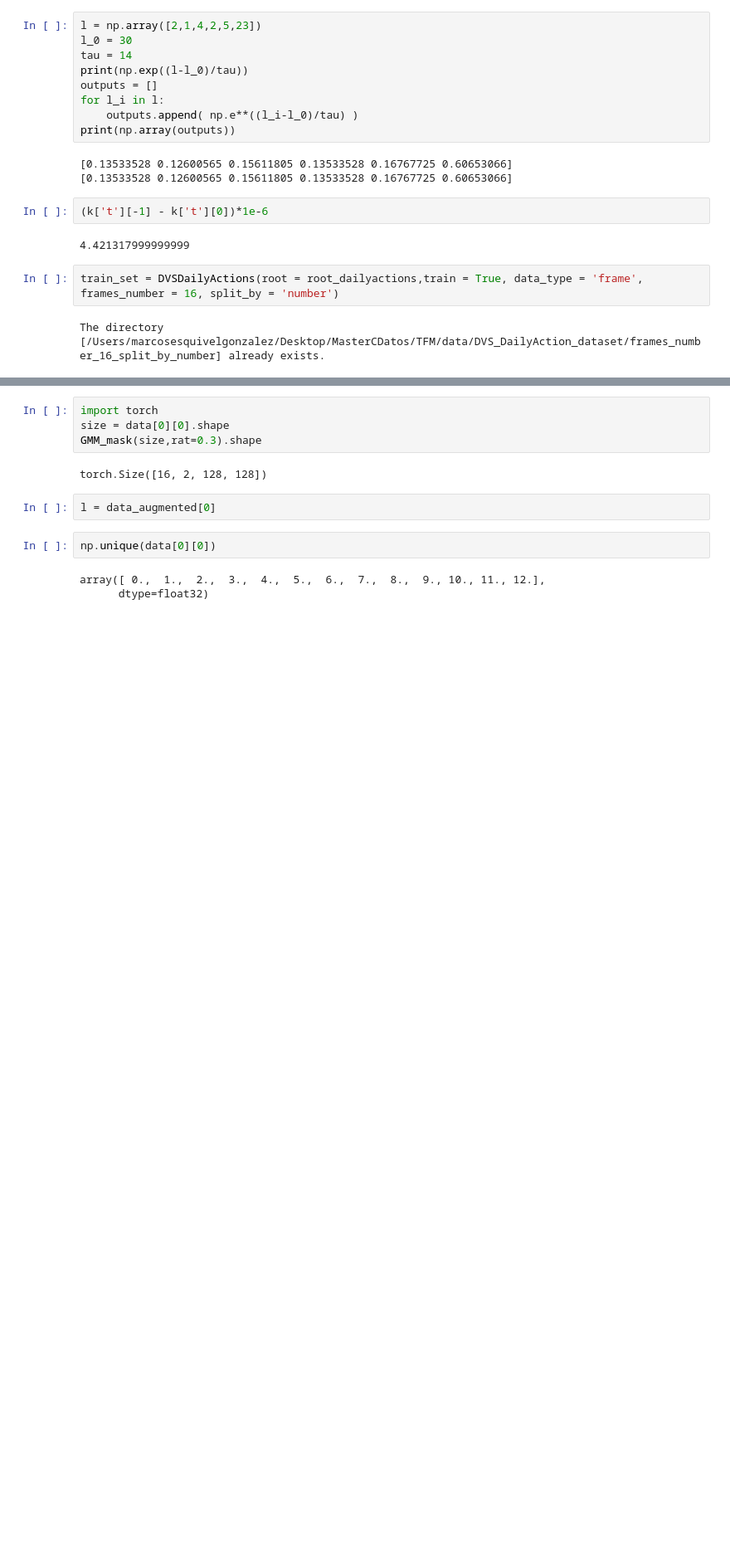
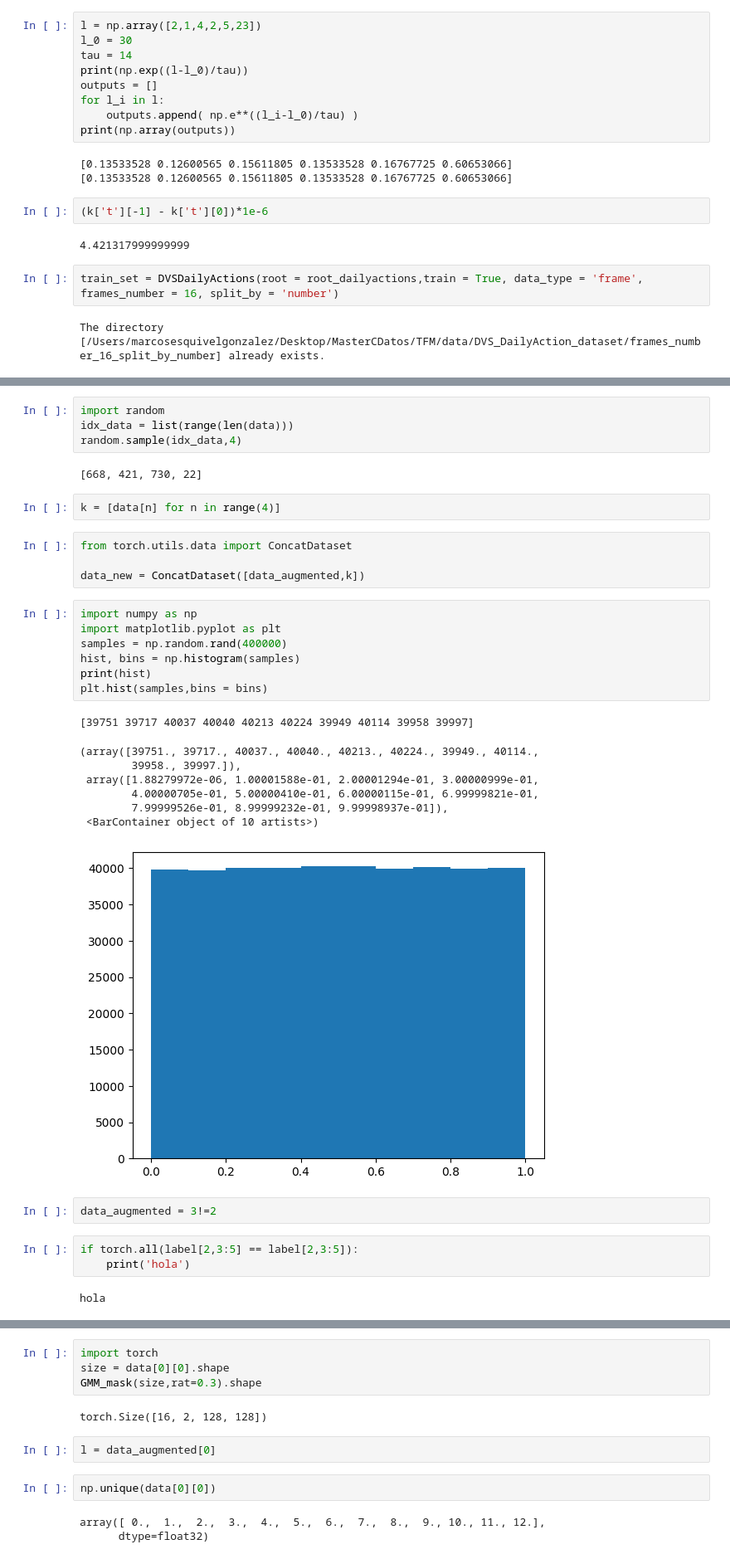
Before and after one commit to marcosesgonz/SNN_VisProc, a Jupyter notebook: src/Executions.ipynb, the cells around one changed output, grey strips where cells are left out. Shown at 83% size. Saved outputs shown, nothing was run; the diff lists cells and outputs as text; blank space fills up the shorter version.

Commit message:
Incluying to models data augmentation possibility

```diff
--- a/src/Executions.ipynb
+++ b/src/Executions.ipynb
@@ -174,0 +273,35 @@ The directory [/Users/marcosesquivelgonzalez/Desktop/MasterCDatos/TFM/data/DVS_D
+# %%
+import random
+idx_data = list(range(len(data)))
+random.sample(idx_data,4)
+# %% [output]
+[668, 421, 730, 22]
+# %%
+k = [data[n] for n in range(4)]
+# %%
+from torch.utils.data import ConcatDataset
+
+data_new = ConcatDataset([data_augmented,k])
+# %%
+import numpy as np
+import matplotlib.pyplot as plt
+samples = np.random.rand(400000)
+hist, bins = np.histogram(samples)
+print(hist)
+plt.hist(samples,bins = bins)
+# %% [output]
+[39751 39717 40037 40040 40213 40224 39949 40114 39958 39997]
+(array([39751., 39717., 40037., 40040., 40213., 40224., 39949., 40114.,
+        39958., 39997.]),
+ array([1.88279972e-06, 1.00001588e-01, 2.00001294e-01, 3.00000999e-01,
+        4.00000705e-01, 5.00000410e-01, 6.00000115e-01, 6.99999821e-01,
+        7.99999526e-01, 8.99999232e-01, 9.99998937e-01]),
+ <BarContainer object of 10 artists>)
+[figure, added]
+# %%
+data_augmented = 3!=2
+# %%
+if torch.all(label[2,3:5] == label[2,3:5]):
+    print('hola')
+# %% [output]
+hola
```
Also changed, not shown: parts of 12 cells of this notebook, 4 other files.
